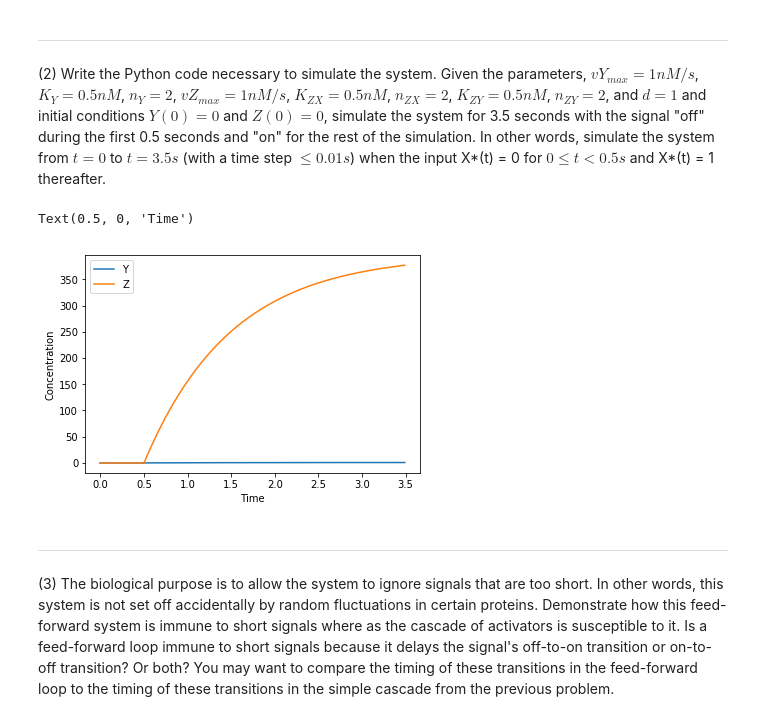
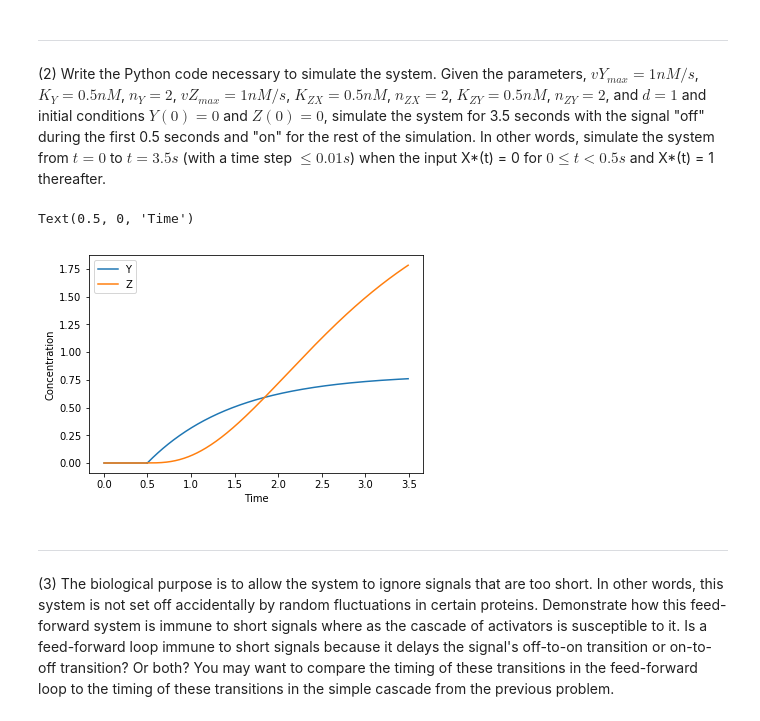
Before and after one commit to hmhwan21/cs341projects, a Jupyter notebook: proj2/Project2.ipynb, the cells around one changed output. Cells and saved outputs as stored; diff of their text form; code cells hidden in the pictures.

```diff
--- a/proj2/Project2.ipynb
+++ b/proj2/Project2.ipynb
@@ -291,35 +291,35 @@ def feed_forward(t, statevars, params):
     KZX = params[4]
     nZX = params[5]
     KZY = params[6]
     nZY = params[7]
     d = params[8]
     x = params[9]
 
     dydt = np.zeros( (2,) )
     dydt[0] = (vYmax * ( (x**ny)/(Ky**ny + x**ny) )) - (d * Y)
-    dydt[1] = (vZmax * ( (x**nZX)/(KZX**nZX + x**nZX) ) * ( (y**nZY)/KZY**nZY + y**nZY )) - (d * Z)
+    dydt[1] = (vZmax * ( (x**nZX)/(KZX**nZX + x**nZX) ) * ( (Y**nZY)/KZY**nZY + Y**nZY )) - (d * Z)
     return dydt
 
 time_x_on = 0.5
 time_end = 3.5
 params_off = (vYmax, Ky, ny, vZmax, KZX, nZX, KZY, nZY, d, 0)
 params_on = (vYmax, Ky, ny, vZmax, KZX, nZX, KZY, nZY, d, 1)
 ff_off = lambda t,y : feed_forward(t, y, params_off)
 ff_on = lambda t,y : feed_forward(t, y, params_on)
 
 sol1 = scipy.integrate.solve_ivp(fun=ff_off, t_span=(0,time_x_on), y0=(Y0,Z0), t_eval = np.arange(0, time_x_on, .01))
 sol2 = scipy.integrate.solve_ivp(fun=ff_on, t_span=(time_x_on, time_end), y0=sol1.y[:,-1], t_eval = np.arange(time_x_on, time_end, .01))
 
 #plot
 plt.plot(sol1.t, sol1.y.T)
 plt.gca().set_prop_cycle(None)
 plt.plot(sol2.t, sol2.y.T)
 plt.legend(["Y","Z"])
 plt.ylabel("Concentration")
 plt.xlabel("Time")
 # %% [output]
 Text(0.5, 0, 'Time')
-[figure, old version]
+[figure, new version]
 # %% [markdown]
 <hr style="border:2px solid gray"> </hr>
 
```
Also changed, not shown: parts of 8 cells of this notebook.
